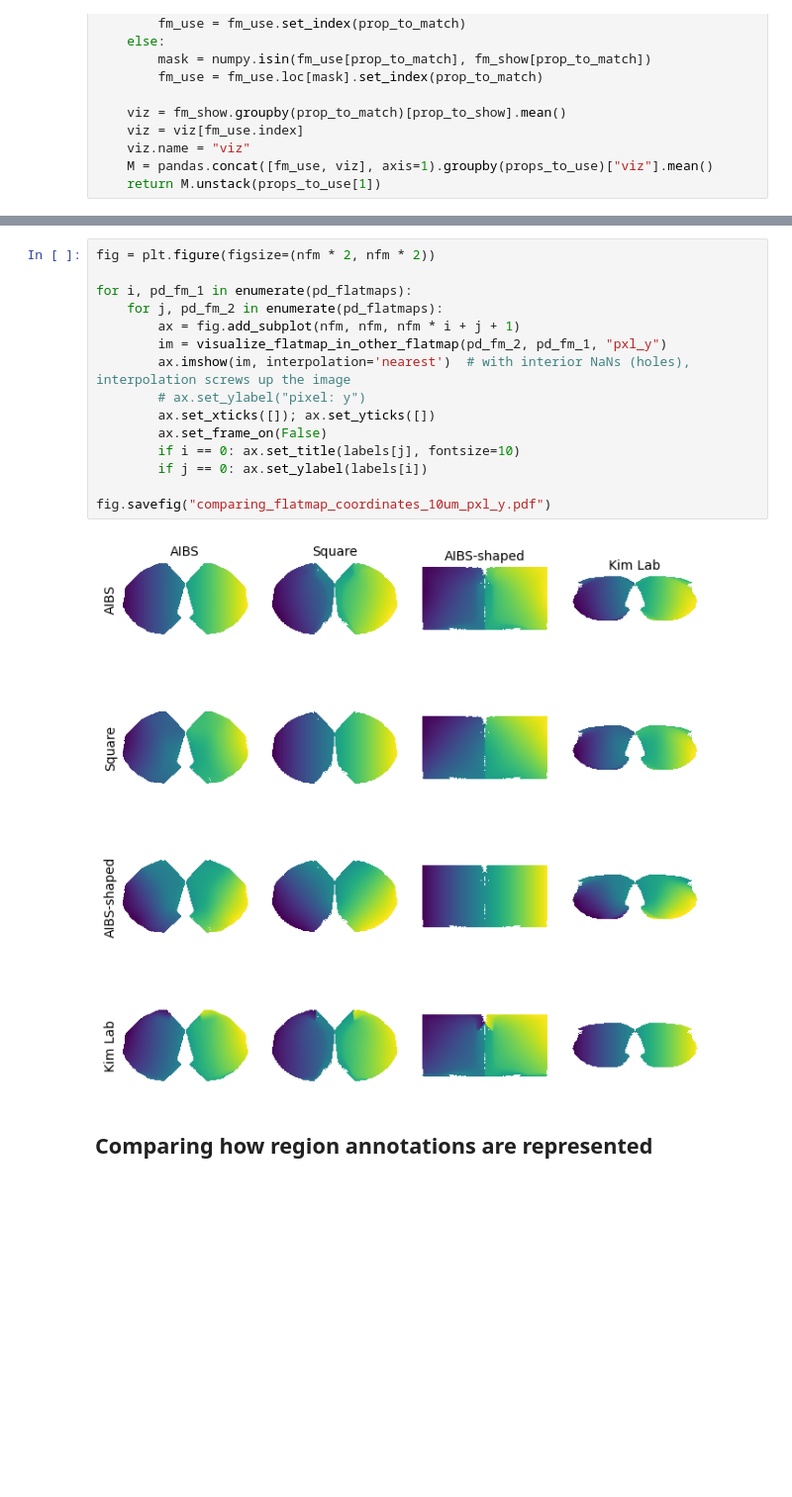
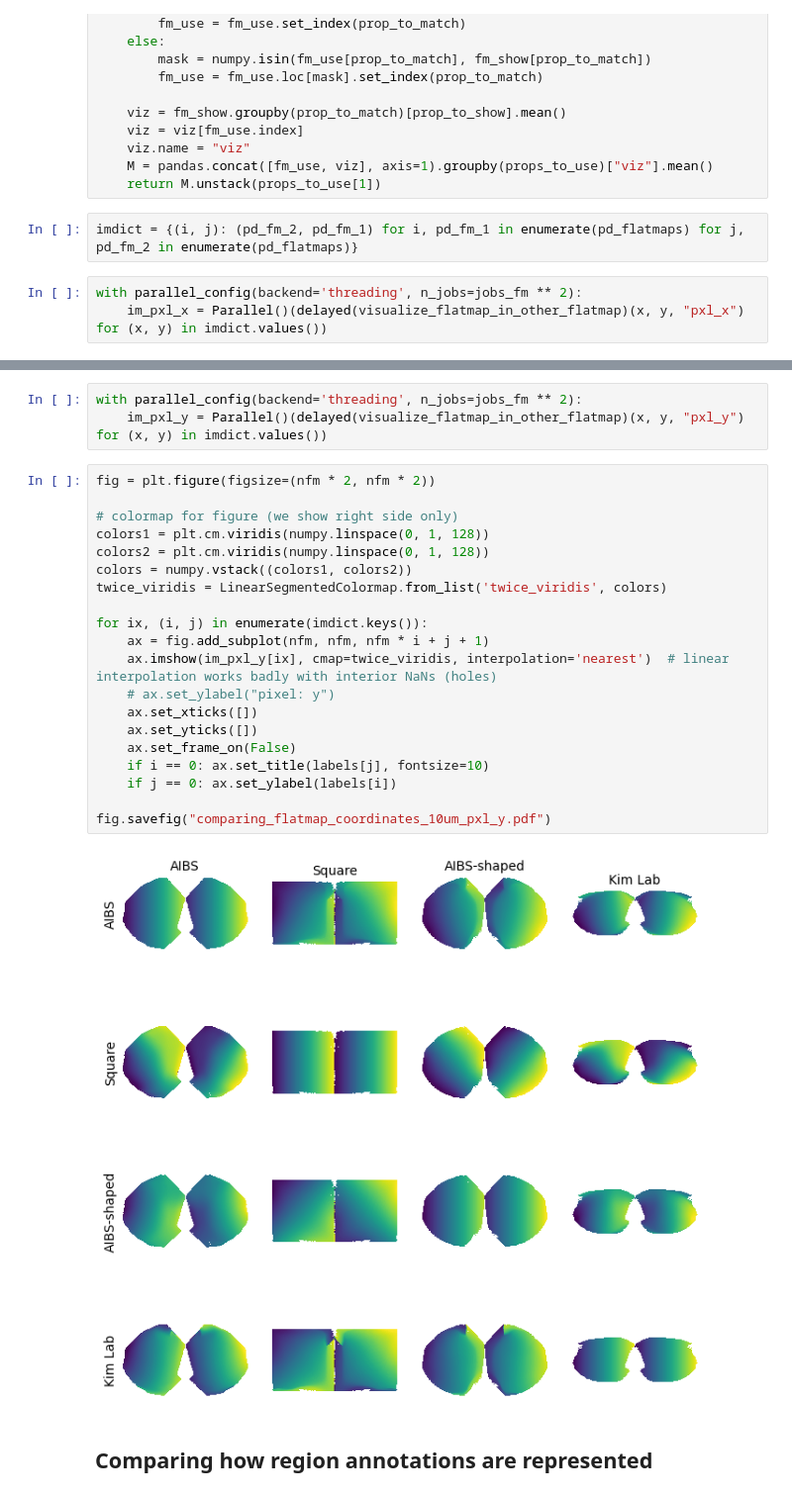
Before and after one commit to BlueBrain/atlas-enhancement, a Jupyter notebook: flatmap/notebooks/flatmap_comparison.ipynb, the cells around one changed output, grey strips where cells are left out. Shown at 99% size. Drawn from its saved outputs; the diff is of its cells as text; blank space fills up the shorter version.

Commit message:
Update flatmap comparison notebook
+ Fix labels
+ Add more parallelization
+ Update colormap in pxl_y coordinate comparison

```diff
--- a/flatmap/notebooks/flatmap_comparison.ipynb
+++ b/flatmap/notebooks/flatmap_comparison.ipynb
@@ -206,6 +206,11 @@ def visualize_flatmap_in_other_flatmap(fm_use, fm_show, prop_to_show,
     viz.name = "viz"
     M = pandas.concat([fm_use, viz], axis=1).groupby(props_to_use)["viz"].mean()
     return M.unstack(props_to_use[1])
+# %%
+imdict = {(i, j): (pd_fm_2, pd_fm_1) for i, pd_fm_1 in enumerate(pd_flatmaps) for j, pd_fm_2 in enumerate(pd_flatmaps)}
+# %%
+with parallel_config(backend='threading', n_jobs=jobs_fm ** 2):
+    im_pxl_x = Parallel()(delayed(visualize_flatmap_in_other_flatmap)(x, y, "pxl_x") for (x, y) in imdict.values())
 # %%
 fig = plt.figure(figsize=(nfm * 2, nfm * 2))
 
@@ -226,20 +230,28 @@ fig.savefig("comparing_flatmap_coordinates_10um_pxl_x.pdf")
+# %%
+with parallel_config(backend='threading', n_jobs=jobs_fm ** 2):
+    im_pxl_y = Parallel()(delayed(visualize_flatmap_in_other_flatmap)(x, y, "pxl_y") for (x, y) in imdict.values())
 # %%
 fig = plt.figure(figsize=(nfm * 2, nfm * 2))
 
-for i, pd_fm_1 in enumerate(pd_flatmaps):
-    for j, pd_fm_2 in enumerate(pd_flatmaps):
-        ax = fig.add_subplot(nfm, nfm, nfm * i + j + 1)
-        im = visualize_flatmap_in_other_flatmap(pd_fm_2, pd_fm_1, "pxl_y")
-        ax.imshow(im, interpolation='nearest')  # with interior NaNs (holes), interpolation screws up the image
-        # ax.set_ylabel("pixel: y")
-        ax.set_xticks([]); ax.set_yticks([])
-        ax.set_frame_on(False)
-        if i == 0: ax.set_title(labels[j], fontsize=10)
-        if j == 0: ax.set_ylabel(labels[i])
+# colormap for figure (we show right side only)
+colors1 = plt.cm.viridis(numpy.linspace(0, 1, 128))
+colors2 = plt.cm.viridis(numpy.linspace(0, 1, 128))
+colors = numpy.vstack((colors1, colors2))
+twice_viridis = LinearSegmentedColormap.from_list('twice_viridis', colors)
+
+for ix, (i, j) in enumerate(imdict.keys()):
+    ax = fig.add_subplot(nfm, nfm, nfm * i + j + 1)
+    ax.imshow(im_pxl_y[ix], cmap=twice_viridis, interpolation='nearest')  # linear interpolation works badly with interior NaNs (holes)
+    # ax.set_ylabel("pixel: y")
+    ax.set_xticks([])
+    ax.set_yticks([])
+    ax.set_frame_on(False)
+    if i == 0: ax.set_title(labels[j], fontsize=10)
+    if j == 0: ax.set_ylabel(labels[i])
 
 fig.savefig("comparing_flatmap_coordinates_10um_pxl_y.pdf")
 # %% [output]
-[figure, old version]
+[figure, new version]
 # %% [markdown]
 ## Comparing how region annotations are represented
 # %%
```
Also changed, not shown: parts of 26 cells of this notebook.
